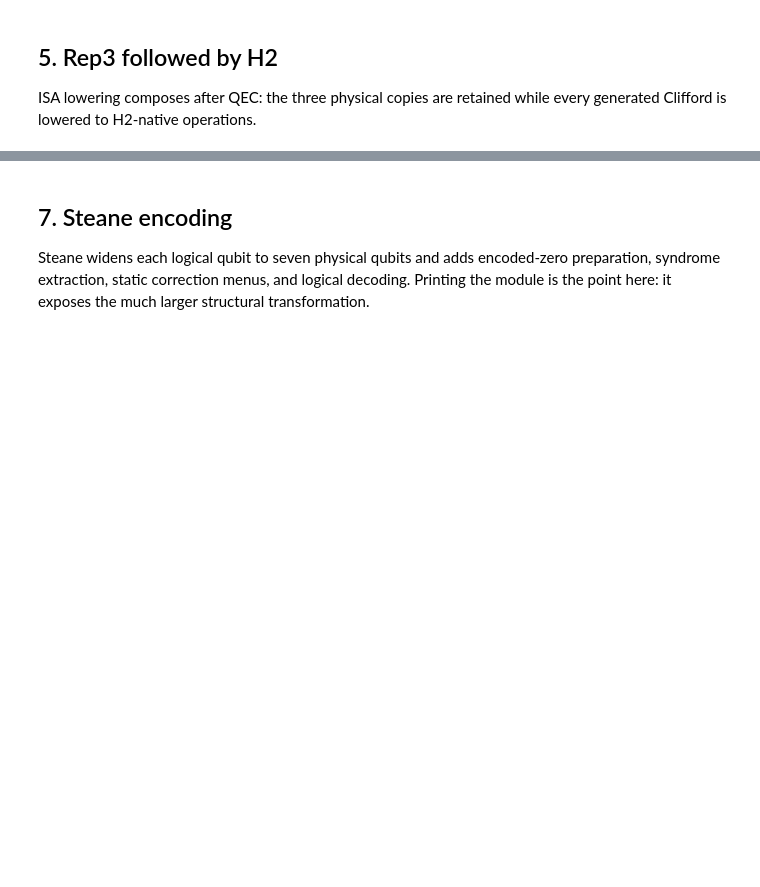
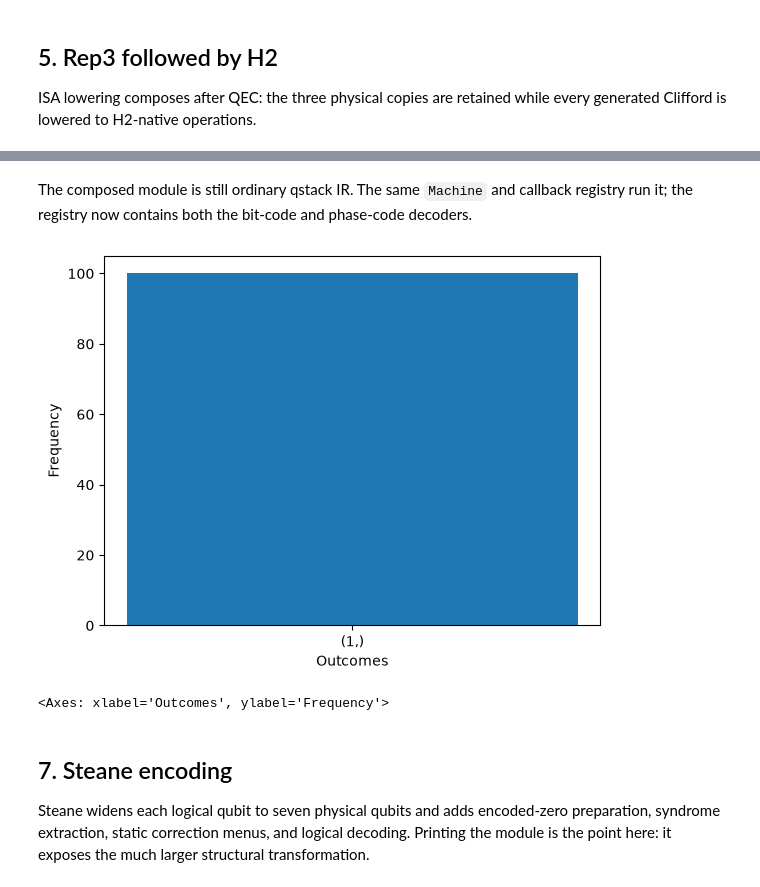
Before and after one commit to anpaz/qstack, a Jupyter notebook: examples/5.compile.ipynb, the cells around one changed output, grey strips where cells are left out. Drawn from its saved outputs; the diff is of its cells as text; code cells hidden in the pictures; blank space fills up the shorter version.

```diff
--- a/examples/5.compile.ipynb
+++ b/examples/5.compile.ipynb
@@ -144,10 +144,10 @@ Machine(h2_program, num_qubits=4, registry=registry).eval(shots=200).plot_histog
 
 Rep3 widens every logical qubit to three physical qubits and inserts `qstack.decode @majority_vote` after physical measurements. The original selector still consumes one logical bit.
 # %%
-from qstack.passes.rep3_trivial import compile_rep3, register_rep3_callbacks
+from qstack.passes.rep3_bit import compile_rep3_bit, register_rep3_bit_callbacks
 
-rep3_program = compile_rep3(clifford_program)
-register_rep3_callbacks(registry)
+rep3_program = compile_rep3_bit(clifford_program)
+register_rep3_bit_callbacks(registry)
 print(rep3_program)
 # %% [output]
 builtin.module {
@@ -230,0 +210,6 @@ builtin.module {
+# %%
+from qstack.passes.rep3_phase import compile_rep3_phase, register_rep3_phase_callbacks
+
+shor_program = compile_rep3_phase(rep3_program)
+register_rep3_phase_callbacks(registry)
+print(shor_program)
@@ -231,3 +234,10 @@ builtin.module {
+# %% [markdown]
+The composed module is still ordinary qstack IR. The same `Machine` and callback registry run it; the registry now contains both the bit-code and phase-code decoders.
+# %%
+Machine(shor_program, num_qubits=24, registry=registry).eval(shots=100).plot_histogram()
+# %% [output]
+[figure, added]
+<Axes: xlabel='Outcomes', ylabel='Frequency'>
 # %% [markdown]
 ## 7. Steane encoding
 
```
Also changed, not shown: parts of 16 cells of this notebook, 6 other files.
